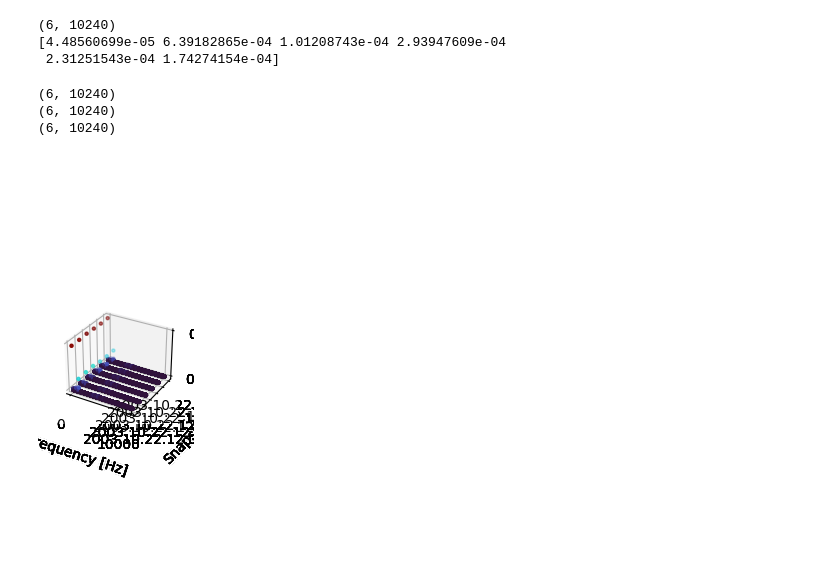
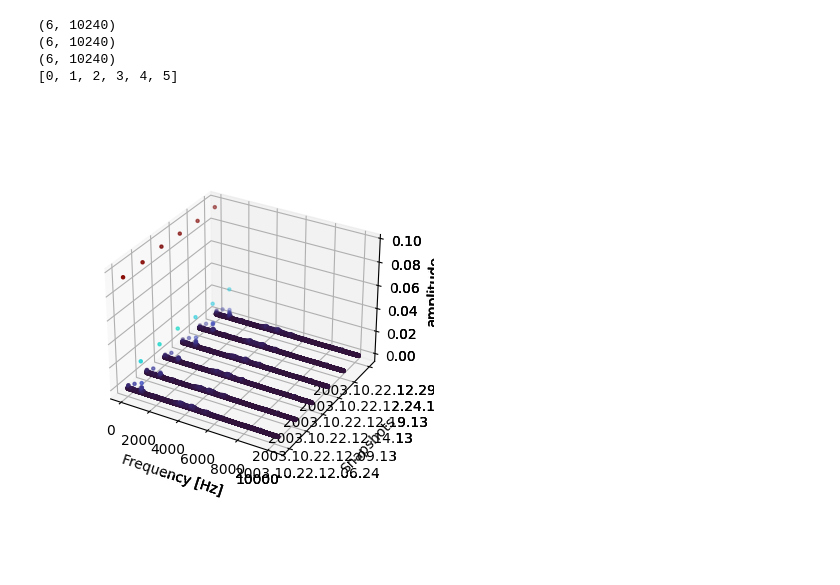
Before and after one commit to arielpriarone/Thesis, a Jupyter notebook: notebooks/001-test-ims-data.ipynb, the cells around one changed output. Cells and saved outputs as stored; diff of their text form; code cells hidden in the pictures.

Commit message:
3d plot with labels

```diff
--- a/notebooks/001-test-ims-data.ipynb
+++ b/notebooks/001-test-ims-data.ipynb
@@ -18,7 +18,7 @@ for fileName in os.listdir(dirPath):
     if os.path.isfile(os.path.join(dirPath, fileName)):# and indx<6:
         fileList.append(fileName)
         snap=src.data.snapshot()
-        snap.readImsFile(path=dirPath+fileName, variables="Bearing 1 x")
+        snap.readImsFile(path=dirPath+fileName, variables="Bearing 3 x")
         # ax=snap.rawData.plot(x='time',y='Bearing 1 x',legend=False)
         # ax.grid(which='major',axis='both',color='grey', linestyle='-')
         # ax.grid(which='minor',axis='both',color='grey', linestyle=':')
@@ -39,35 +39,31 @@ for fileName in os.listdir(dirPath):
         timePeriod  = tpCount/samplFreq
         FFTfrequencies = values/timePeriod
         indx+=1
-# %%
-print(freqAnaly.shape)
-print(freqAnaly[:,80])
-# %% [output]
-(6, 10240)
-[4.48560699e-05 6.39182865e-04 1.01208743e-04 2.93947609e-04
- 2.31251543e-04 1.74274154e-04]
 # %%
 from mpl_toolkits import mplot3d
 x = np.arange(0,freqAnaly.shape[1],1)
 y = np.arange(0,freqAnaly.shape[0],1)
 X,Y = np.meshgrid(x,y)
 # Plot a 3D surface
 print(X.shape)
 print(Y.shape)
 print(freqAnaly.shape)
-fig = plt.figure('figure1',figsize=[3000, 3000])
+fig = plt.figure('figure1')#,figsize=[15, 15])
 ax = plt.axes(projection='3d')
 ax.set_xlabel('Frequency [Hz]')
 ax.set_ylabel('Snapshots')
 ax.set_zlabel('amplitude')
-ax.yaxis.set_ticks(np.arange(0,indx,1))
-ax.set_yticklabels(fileList)
+ax.yaxis.set_ticks(np.arange(0,6,1))
+dummy=np.round(np.linspace(0, len(fileList) - 1, 6)).astype(int).tolist()
+print(dummy)
+ax.set_yticklabels([fileList[i] for i in dummy])
 # Create surface plot
 ax.scatter(X, Y, freqAnaly, marker='.',c=freqAnaly/np.max(freqAnaly), cmap='turbo')
 
 plt.show()
 # %% [output]
 (6, 10240)
 (6, 10240)
 (6, 10240)
+[0, 1, 2, 3, 4, 5]
-[figure, old version]
+[figure, new version]
```
